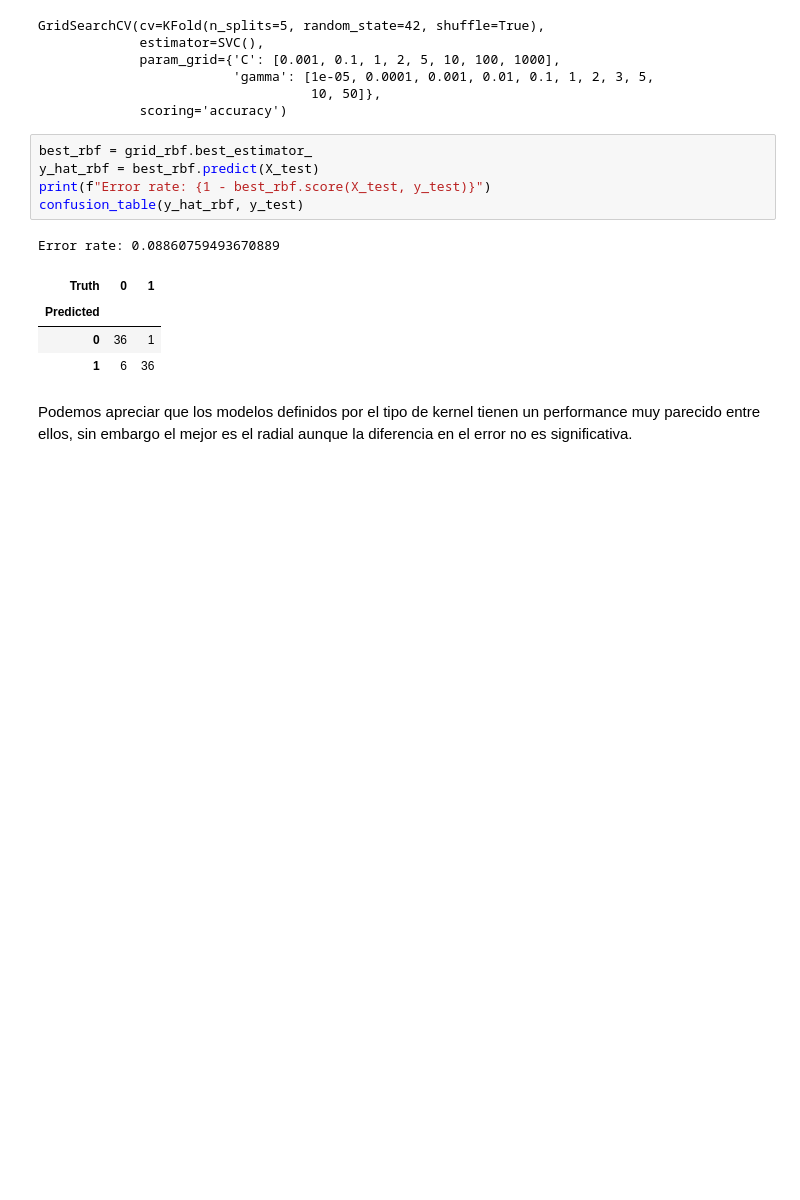
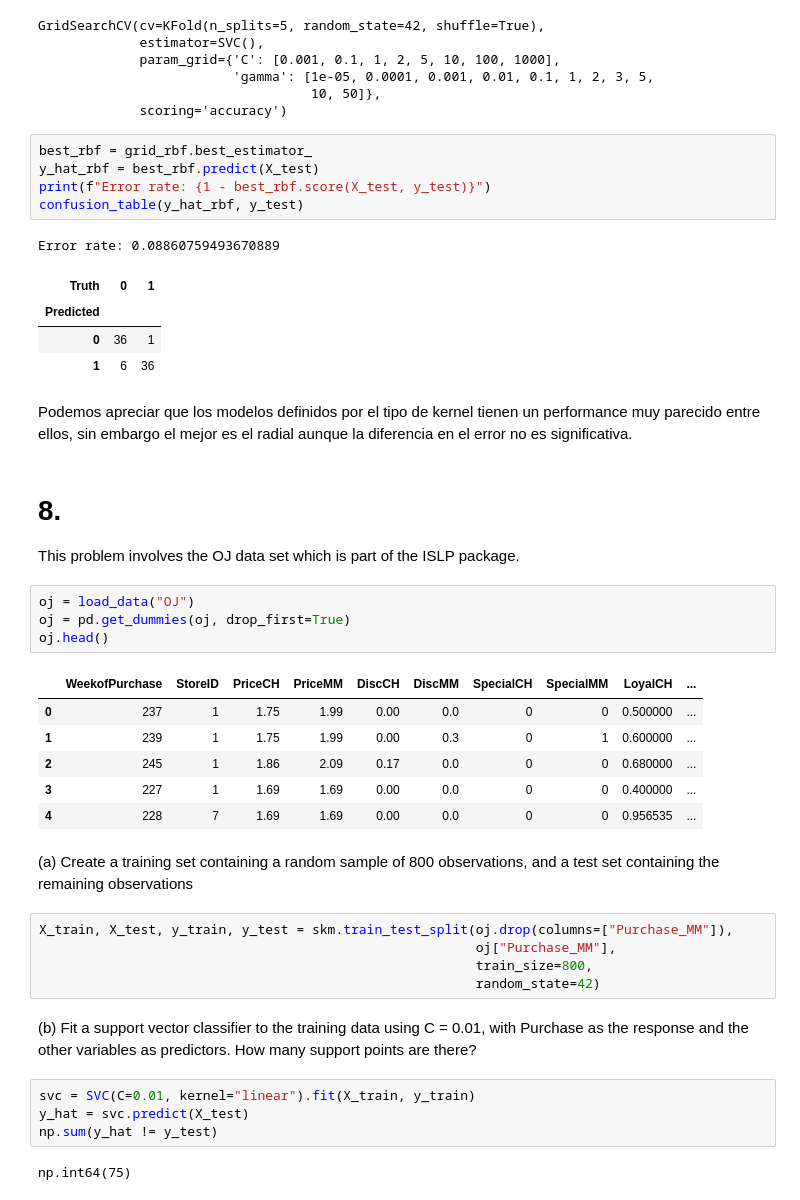
Before and after one commit to chuancao26/islp, a Jupyter notebook: exercicesSVM.ipynb, the cells around one changed output. Saved outputs shown, nothing was run; the diff lists cells and outputs as text; blank space fills up the shorter version.

```diff
--- a/exercicesSVM.ipynb
+++ b/exercicesSVM.ipynb
@@ -698,3 +701,44 @@ Error rate: 0.08860759493670889
 | 1 | 6 | 36 |
 # %% [markdown]
 Podemos apreciar que los modelos definidos por el tipo de kernel tienen un performance muy parecido entre ellos, sin embargo el mejor es el radial aunque la diferencia en el error no es significativa.
+# %% [markdown]
+# 8.
+This problem involves the OJ data set which is part of the ISLP
+package.
+# %%
+oj = load_data("OJ")
+oj = pd.get_dummies(oj, drop_first=True)
+oj.head()
+# %% [output]
+|  | WeekofPurchase | StoreID | PriceCH | PriceMM | DiscCH | DiscMM | SpecialCH | SpecialMM | LoyalCH | ... |
+| 0 | 237 | 1 | 1.75 | 1.99 | 0.00 | 0.0 | 0 | 0 | 0.500000 | ... |
+| 1 | 239 | 1 | 1.75 | 1.99 | 0.00 | 0.3 | 0 | 1 | 0.600000 | ... |
+| 2 | 245 | 1 | 1.86 | 2.09 | 0.17 | 0.0 | 0 | 0 | 0.680000 | ... |
+| 3 | 227 | 1 | 1.69 | 1.69 | 0.00 | 0.0 | 0 | 0 | 0.400000 | ... |
+| 4 | 228 | 7 | 1.69 | 1.69 | 0.00 | 0.0 | 0 | 0 | 0.956535 | ... |
+# %% [markdown]
+(a) Create a training set containing a random sample of 800
+observations,
+and
+a
+test
+set
+containing
+the
+remaining
+observations
+# %%
+X_train, X_test, y_train, y_test = skm.train_test_split(oj.drop(columns=["Purchase_MM"]),
+                                                        oj["Purchase_MM"],
+                                                        train_size=800,
+                                                        random_state=42)
+# %% [markdown]
+(b) Fit a support vector classifier to the training data using
+C = 0.01, with Purchase as the response and the other variables
+as predictors. How many support points are there?
+# %%
+svc = SVC(C=0.01, kernel="linear").fit(X_train, y_train)
+y_hat = svc.predict(X_test)
+np.sum(y_hat != y_test)
+# %% [output]
+np.int64(75)
```
Also changed, not shown: parts of 18 cells of this notebook.
